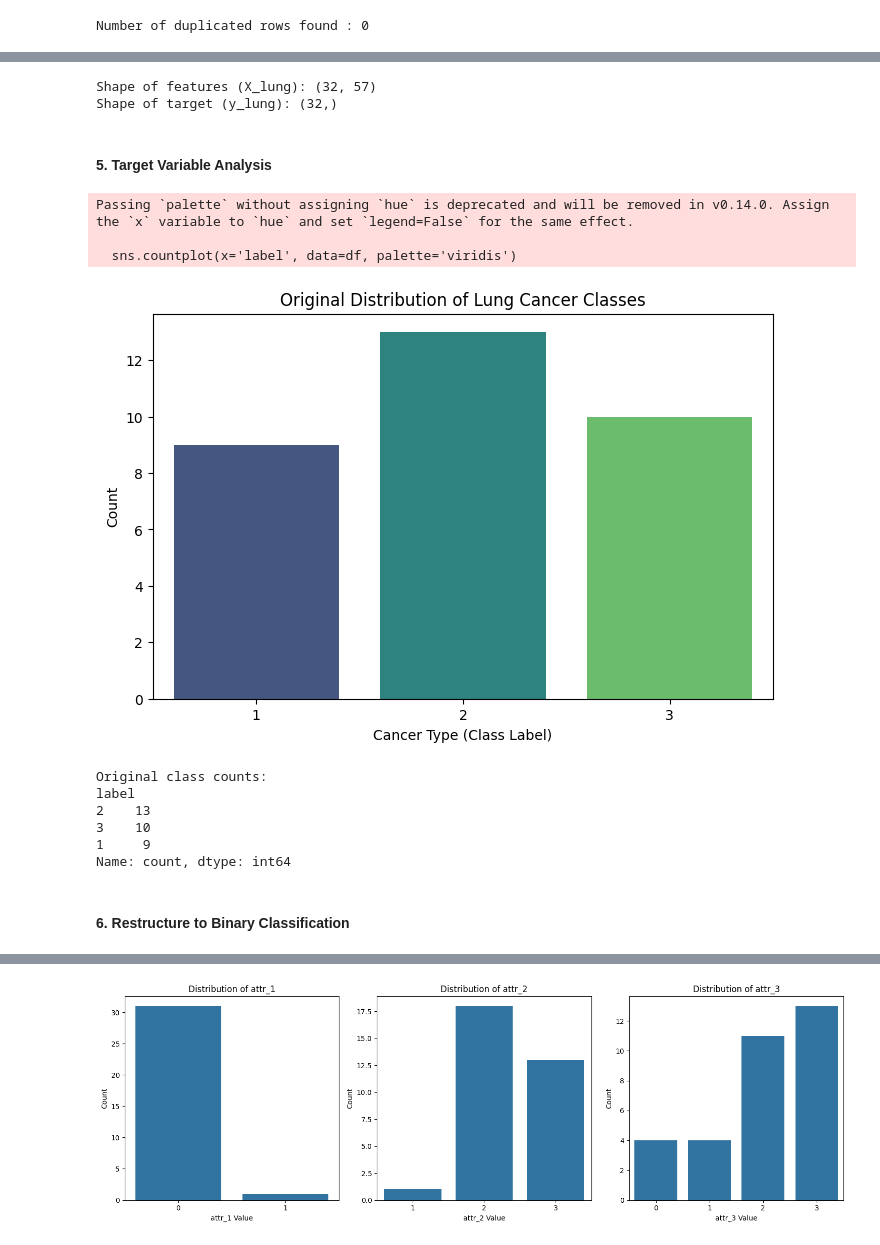
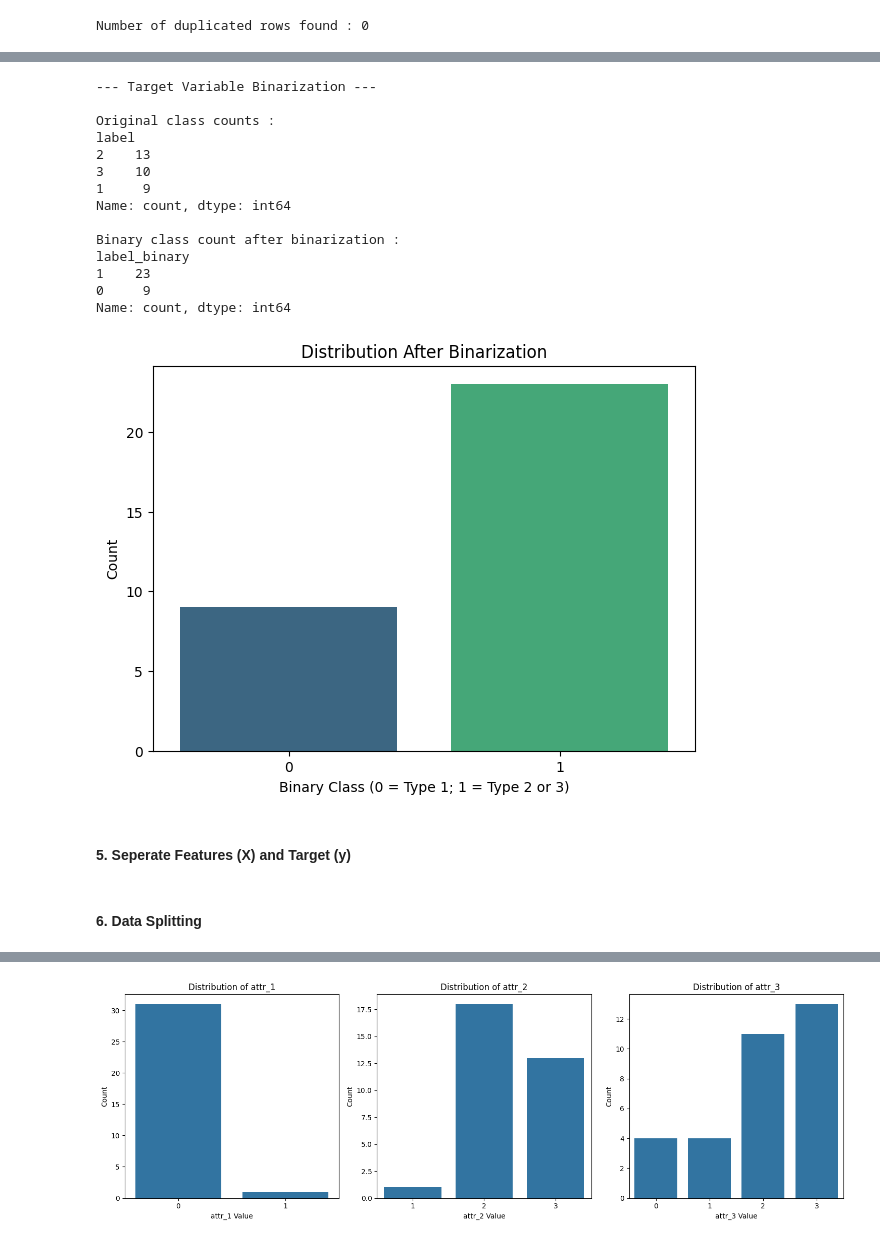
Before and after one commit to Liyzzy/quantum-svm-generalization-study, a Jupyter notebook: notebooks/eda/eda_lung_cancer.ipynb, the cells around one changed output, grey strips where cells are left out. Saved outputs shown, nothing was run; the diff lists cells and outputs as text; code cells hidden in the pictures.

```diff
--- a/notebooks/eda/eda_lung_cancer.ipynb
+++ b/notebooks/eda/eda_lung_cancer.ipynb
@@ -145,42 +166,48 @@ Number of duplicated rows found : 0
 # %%
-# --- 4. Separate Features (X) and Target (y) ---
-# 'label' is the first column.
-X_lung = df.drop('label', axis=1) # drop column but if axis = 0 drop ny row
-y_lung = df['label']
+# Binarize the target
+print("--- Target Variable Binarization ---")
+print("\nOriginal class counts : ")
+print(df['label'].value_counts())
 
-print(f"\nShape of features (X_lung): {X_lung.shape}")
-print(f"Shape of target (y_lung): {y_lung.shape}")
+# Map class 1 to 0, and classes 2 and 3 to 1
+df['label_binary'] = df['label'].apply(lambda x: 0 if x == 1 else 1)
+
+print("\nBinary class count after binarization : ")
+print(df['label_binary'].value_counts())
+
+# See the new binary distribution
+plt.figure(figsize=(7, 5))
+sns.countplot(x='label_binary', data=df, hue='label_binary', palette='viridis', legend=False)
+plt.title('Distribution After Binarization')
+plt.xlabel('Binary Class (0 = Type 1; 1 = Type 2 or 3)')
+plt.ylabel('Count')
+plt.show()
 # %% [output]
-Shape of features (X_lung): (32, 57)
-Shape of target (y_lung): (32,)
+--- Target Variable Binarization ---
+
+Original class counts :
+label
+2    13
+3    10
+1     9
+Name: count, dtype: int64
+
+Binary class count after binarization :
+label_binary
+1    23
+0     9
+Name: count, dtype: int64
+[figure, added]
 # %% [markdown]
-#### 5. Target Variable Analysis
+#### 5. Seperate Features (X) and Target (y)
 # %%
-plt.figure(figsize=(8, 5))
-sns.countplot(x='label', data=df, palette='viridis')
-plt.title('Original Distribution of Lung Cancer Classes')
-plt.xlabel('Cancer Type (Class Label)')
-plt.ylabel('Count')
-plt.show()
-
-print("Original class counts:")
-print(df['label'].value_counts())
+X = df.drop(['label', 'label_binary'], axis=1)
+y = df['label_binary']
-# %% [output]
-Passing `palette` without assigning `hue` is deprecated and will be removed in v0.14.0. Assign the `x` variable to `hue` and set `legend=False` for the same effect.
-
-  sns.countplot(x='label', data=df, palette='viridis')
-[figure, removed]
-Original class counts:
-label
-2    13
-3    10
-1     9
-Name: count, dtype: int64
 # %%
 # EXTRA NOTES SAHAJA
 # Then need to restructure to a Binary Problem
 # Class 1 will be mapped to label 0
 # Class 2 and 3 will be combined and mapped to label 1
 # %% [markdown]
-#### 6. Restructure to Binary Classification
+#### 6. Data Splitting
 # %%
```
Also changed, not shown: parts of 13 cells of this notebook, 6 other files.
